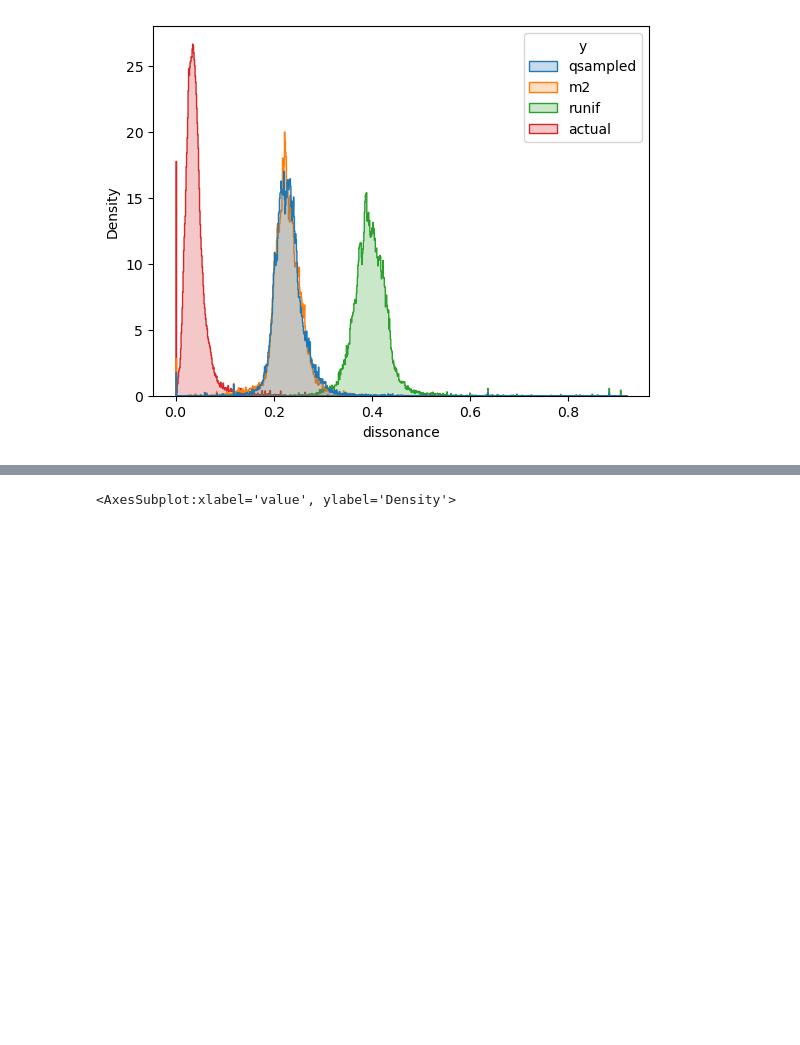
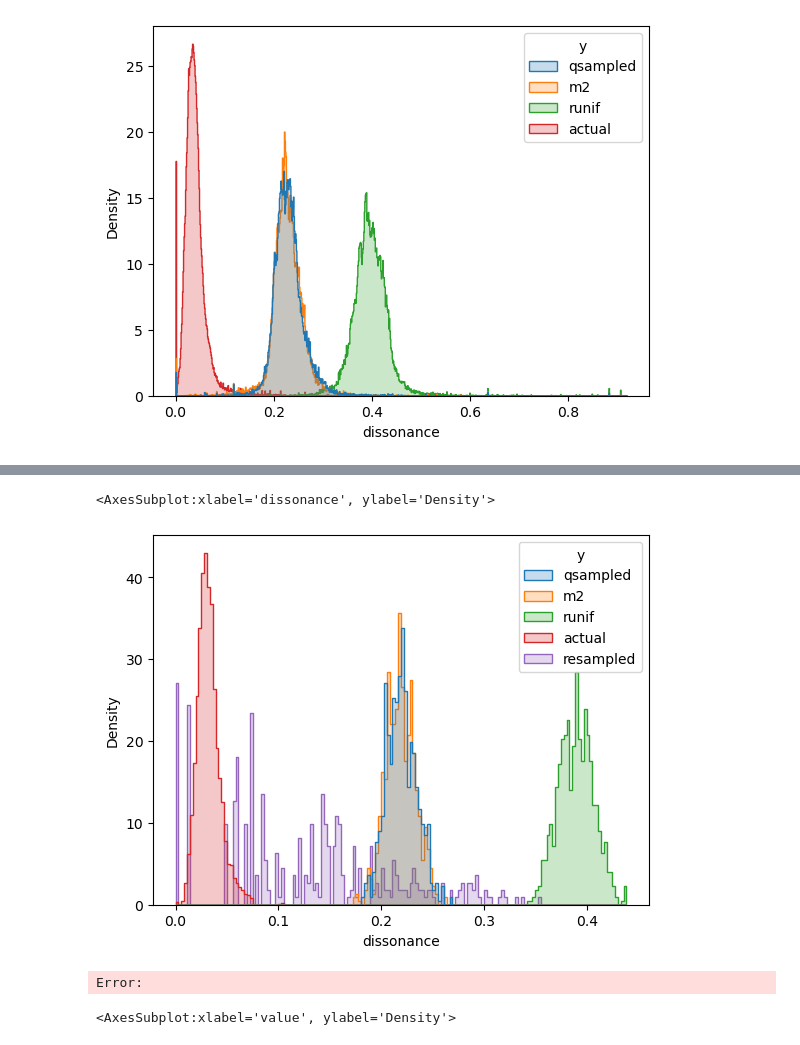
Before and after one commit to zeroknowledgediscovery/truthnet, a Jupyter notebook: notebooks/resampling.ipynb, the cells around one changed output, grey strips where cells are left out. Cells and saved outputs as stored; diff of their text form; code cells hidden in the pictures; blank space fills up the shorter version.

```diff
--- a/notebooks/resampling.ipynb
+++ b/notebooks/resampling.ipynb
@@ -467,3 +528,59 @@ sns.histplot(
+# %%
+dffg = pd.concat(
+    [
+        pd.concat(
+            [
+                pd.read_csv(
+                    f"disson_global/core/disson_global_core_with_actual_ff/csv/{i}/disson_global_core_with_actual_resampled_{qsample_steps}_random_order_disson_{i}-questions_asked_{questions_asked}.csv"
+                ).iloc[:, np.r_[:questions_asked]],
+                # .mean(axis=1, numeric_only=True),
+                pd.read_csv(
+                    f"disson_global/core/disson_global_core_with_actual_ff/csv/{i}/disson_global_core_with_actual_resampled_{qsample_steps}_random_order_disson_{i}-questions_asked_{questions_asked}.csv"
+                )["y"],
+            ],
+            axis=1,
+        )
+        # .groupby("y", as_index=False)
+        # .mean()
+        .assign(questions=str(questions_asked))
+        for questions_asked in range(nquestions - 2, nquestions)
+        for i in range(4)
+    ]
+)
+
+dffgm = (
+    pd.melt(dffg, id_vars=["y", "questions"])
+    .query("~value.isna()")
+    .assign(
+        questions=lambda x: x["questions"].astype(int),
+        variable=lambda x: x["variable"].astype(int),
+    )
+)
+
+dd = pd.concat(
+    [
+        dffg.drop(["y", "questions"], axis="columns").mean(axis=1),
+        dffg["y"],
+        dffg["questions"],
+    ],
+    axis=1,
+).set_axis(["dissonance", "y", "questions"], axis="columns")
+
+fig, ax = plt.subplots()
+sns.histplot(
+    dd.reset_index(),
+    x="dissonance",
+    hue="y",
+    ax=ax,
+    element="step",
+    stat="density",
+    common_norm=False,
+    kde=False,
+)
+# %% [output]
+<AxesSubplot:xlabel='dissonance', ylabel='Density'>
+[figure, added]
+Error:
 # %%
 [
     _diss_dataset(
```
Also changed, not shown: parts of 3 cells of this notebook.
